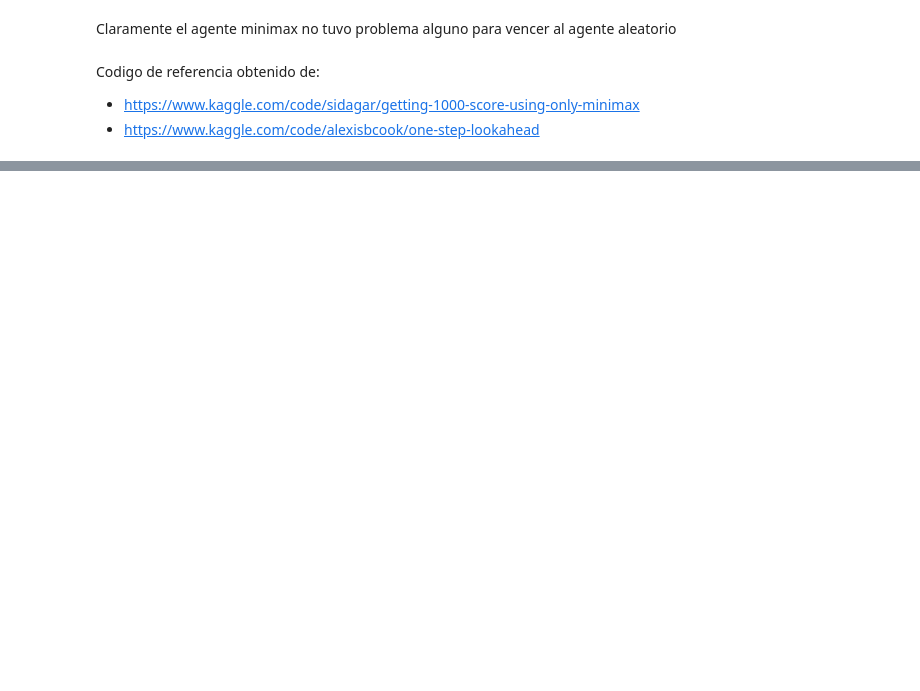
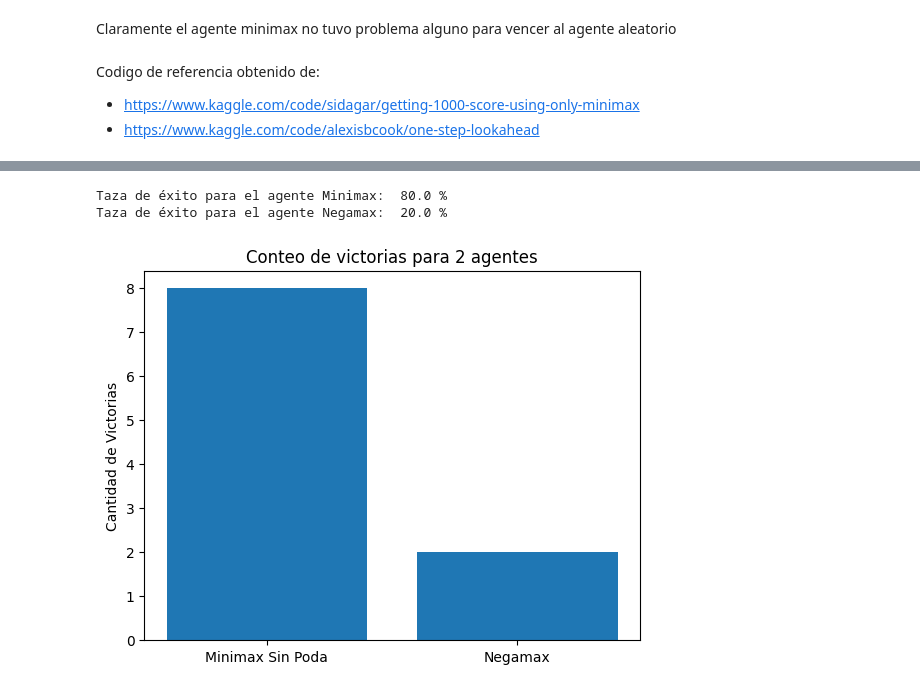
Before and after one commit to LeivaDiego/Laboratorio7_IA, a Jupyter notebook: src/connect4_TDlearning.ipynb, the cells around one changed output, grey strips where cells are left out. Saved outputs shown, nothing was run; the diff lists cells and outputs as text; code cells hidden in the pictures; blank space fills up the shorter version.

```diff
--- a/src/connect4_TDlearning.ipynb
+++ b/src/connect4_TDlearning.ipynb
@@ -229,0 +282,13 @@ Codigo de referencia obtenido de:
+# %%
+# Mostrar los resultados
+win_rate_1, win_rate_2 = win_rate(evaluate("connectx", [minimax_agent, "negamax"], num_episodes=10))
+print("Taza de éxito para el agente Minimax: ", win_rate_1, "%")
+print("Taza de éxito para el agente Negamax: ", win_rate_2, "%")
+# %% [output]
+Taza de éxito para el agente Minimax:  80.0 %
+Taza de éxito para el agente Negamax:  20.0 %
+# %%
+# Graficar los resultados
+plot_win_count(win_rate_1, "Minimax Sin Poda", win_rate_2, "Negamax", 10)
+# %% [output]
+[figure, added]
```
Also changed, not shown: parts of 8 cells of this notebook.
